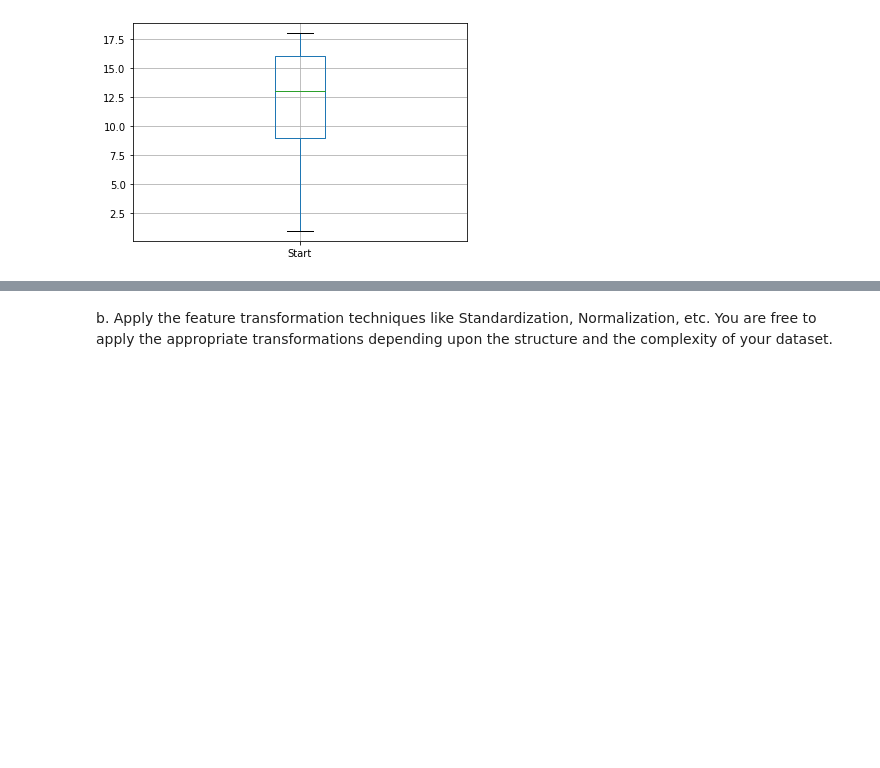
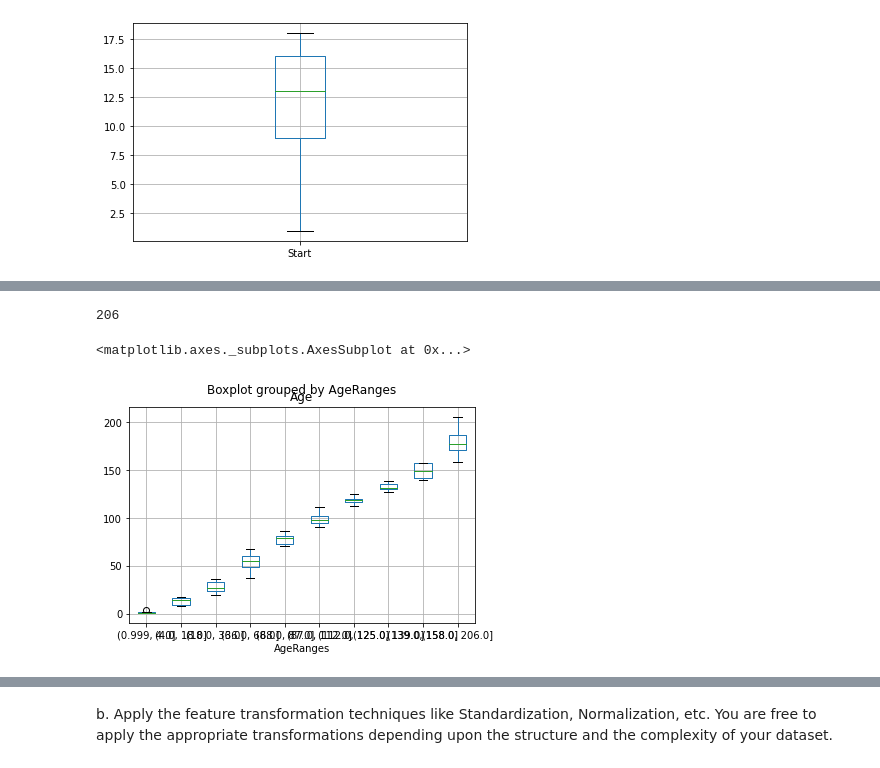
Before and after one commit to arindamdeyofficial/vertebraeSurgeryRiskFactor, a Jupyter notebook: Group307_kyphosis.ipynb, the cells around one changed output, grey strips where cells are left out. Drawn from its saved outputs; the diff is of its cells as text; code cells hidden in the pictures; blank space fills up the shorter version.

```diff
--- a/Group307_kyphosis.ipynb
+++ b/Group307_kyphosis.ipynb
@@ -326,0 +331,4 @@ array([<matplotlib.axes._subplots.AxesSubplot object at 0x...>,
+# %%
+ageSeries = df.copy(deep=True)
+ageSeries["AgeRanges"] = pd.qcut(df["Age"], 10)
+ageSeries
@@ -326,0 +349,10 @@ array([<matplotlib.axes._subplots.AxesSubplot object at 0x...>,
+# %%
+age = df["Age"]
+age.max()
+# %% [output]
+206
+# %%
+ageSeries.boxplot(column=['Age'], by="AgeRanges")
+# %% [output]
+<matplotlib.axes._subplots.AxesSubplot at 0x...>
+[figure, added]
```
Also changed, not shown: parts of 60 cells of this notebook.
